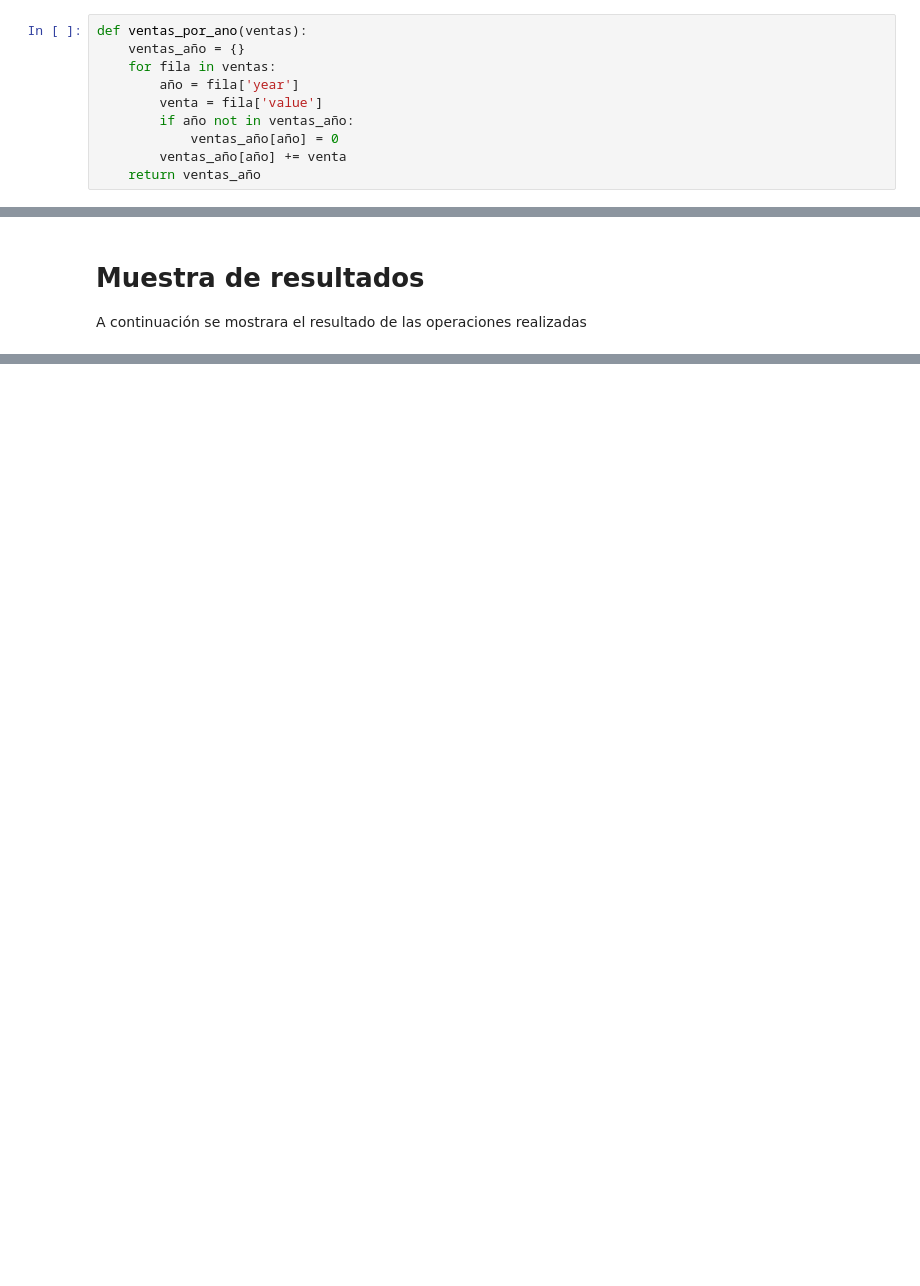
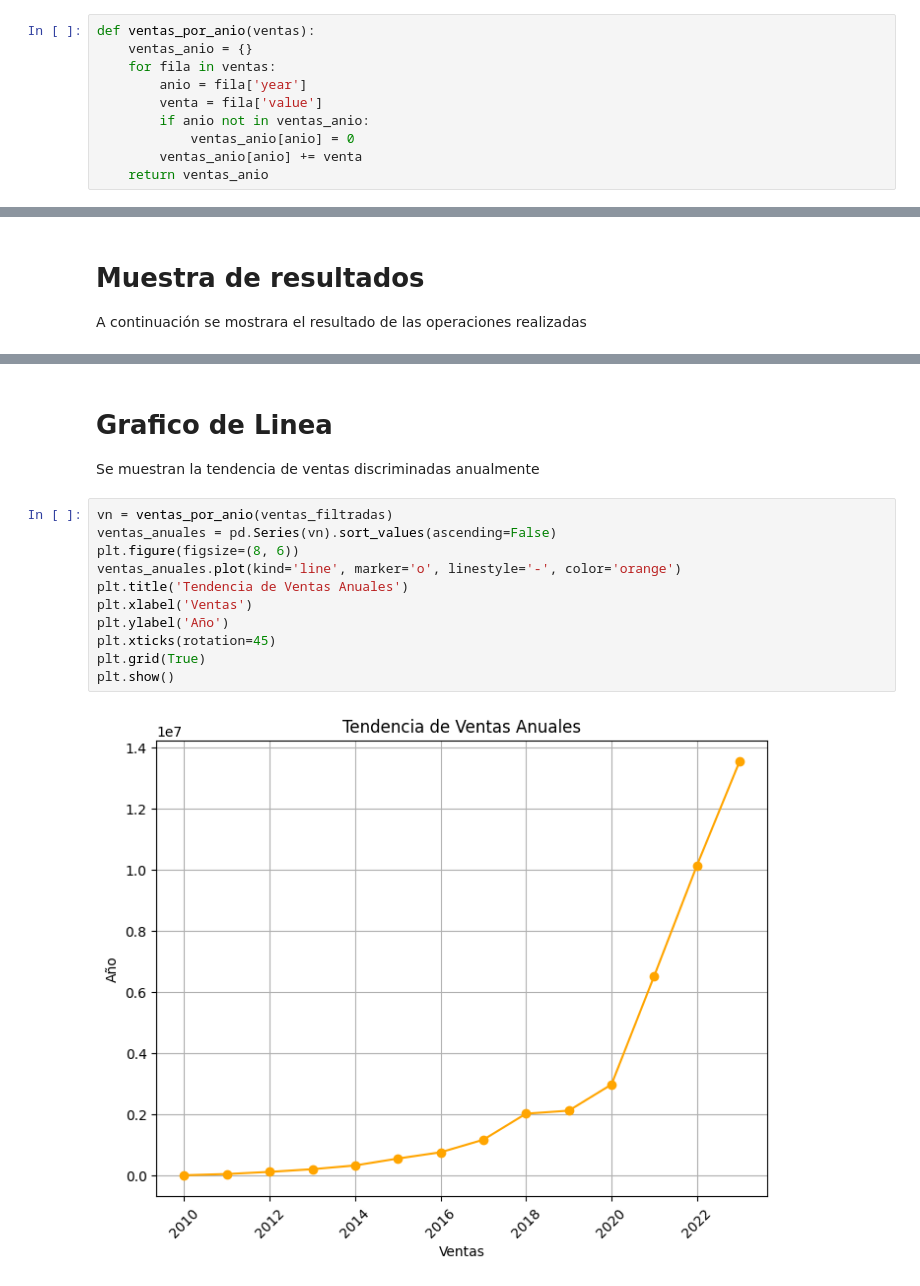
Before and after one commit to alejandrocanadas/Trabajo-Analisis-de-Datos, a Jupyter notebook: Code/DataAnalysis.ipynb, the cells around one changed output, grey strips where cells are left out. Saved outputs shown, nothing was run; the diff lists cells and outputs as text; blank space fills up the shorter version.

```diff
--- a/Code/DataAnalysis.ipynb
+++ b/Code/DataAnalysis.ipynb
@@ -52,15 +51,15 @@ def total_ventas(ventas):
 # %% [markdown]
 ### Ventas totales por año
 # %%
-def ventas_por_ano(ventas):
-    ventas_año = {}
+def ventas_por_anio(ventas):
+    ventas_anio = {}
     for fila in ventas:
-        año = fila['year']
+        anio = fila['year']
         venta = fila['value']
-        if año not in ventas_año:
-            ventas_año[año] = 0
-        ventas_año[año] += venta
-    return ventas_año
+        if anio not in ventas_anio:
+            ventas_anio[anio] = 0
+        ventas_anio[anio] += venta
+    return ventas_anio
 # %% [markdown]
 ### Ventas por país
 # %%
@@ -148,3 +147,20 @@ Ventas por país: {'Australia': 184404.0, 'Austria': 221539.0, 'Belgium': 470571
 Top 5 países con más ventas: [('China', 21775929.0), ('USA', 4763255.0), ('Germany', 2913809.0), ('United Kingdom', 1584498.0), ('France', 1542434.0)]
 Ventas promedio por powertrain: {'BEV': 50039.65302491103, 'PHEV': 26173.372340425532, 'FCEV': 360.8489130437374}
 Ventas por año en Colombia: [{'año': 2015, 'ventas': 42.0}, {'año': 2016, 'ventas': 53.0}, {'año': 2017, 'ventas': 148.0}, {'año': 2018, 'ventas': 570.0}, {'año': 2019, 'ventas': 1320.0}, {'año': 2020 ...
+# %% [markdown]
+# Grafico de Linea
+
+Se muestran la tendencia de ventas discriminadas anualmente
+# %%
+vn = ventas_por_anio(ventas_filtradas)
+ventas_anuales = pd.Series(vn).sort_values(ascending=False)
+plt.figure(figsize=(8, 6))
+ventas_anuales.plot(kind='line', marker='o', linestyle='-', color='orange')
+plt.title('Tendencia de Ventas Anuales')
+plt.xlabel('Ventas')
+plt.ylabel('Año')
+plt.xticks(rotation=45)
+plt.grid(True)
+plt.show()
+# %% [output]
+[figure, added]
```
Also changed, not shown: parts of 8 cells of this notebook.
